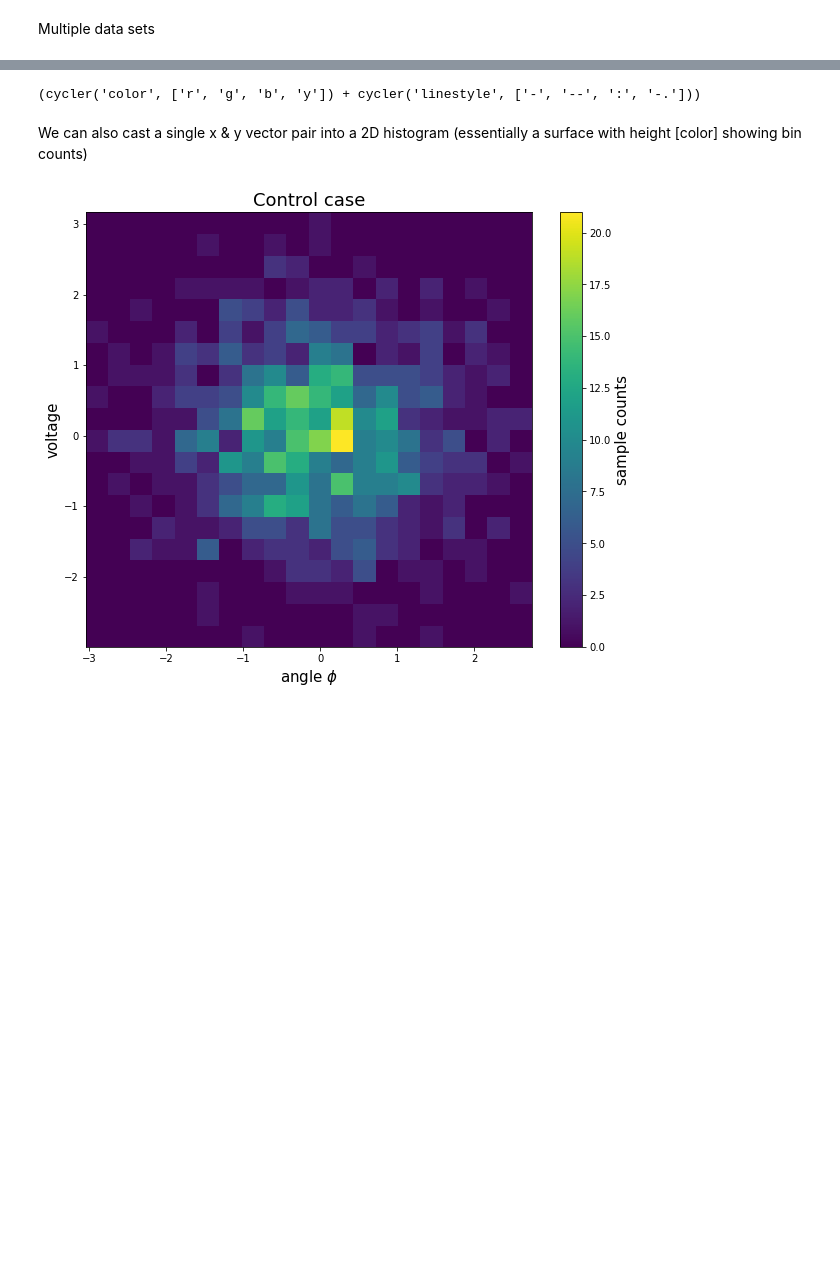
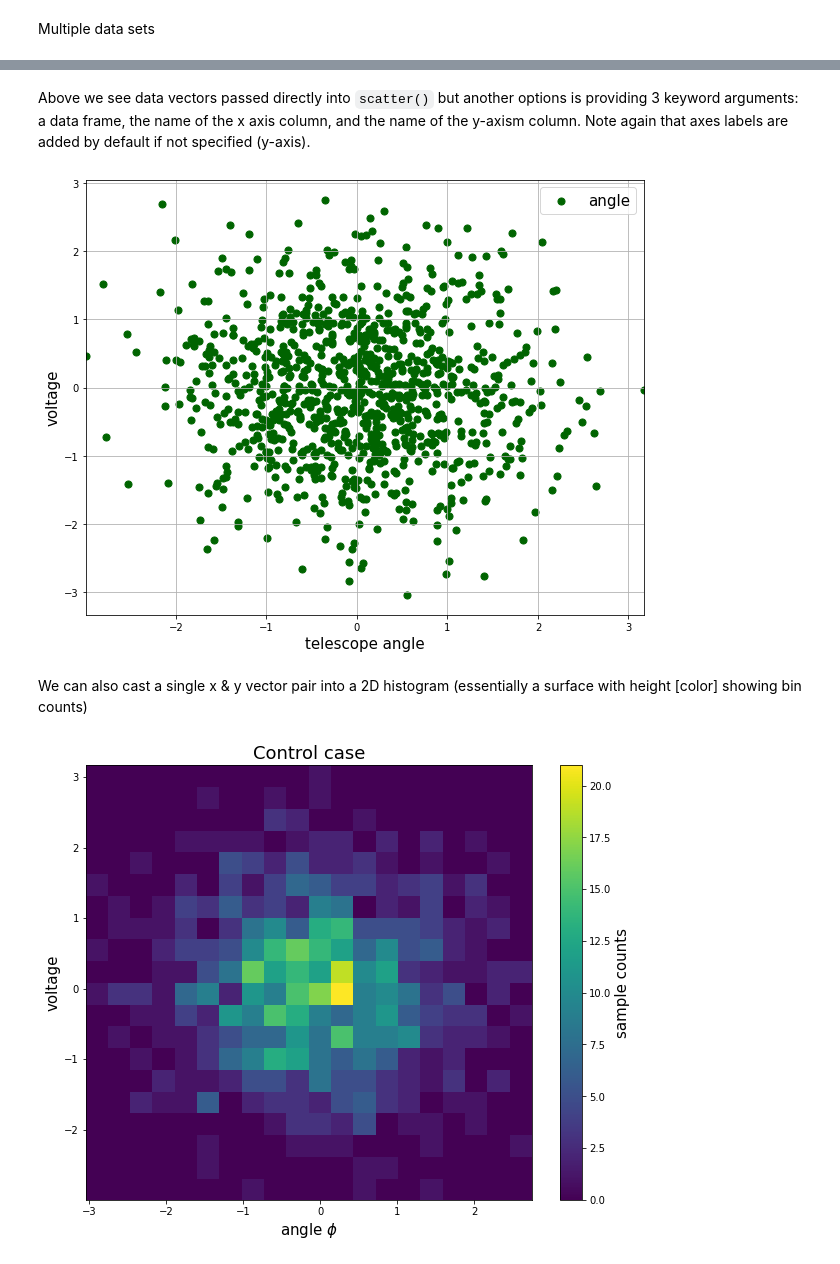
Before and after one commit to Mitchellpkt/python-isthmuslib, a Jupyter notebook: demo.ipynb, the cells around one changed output, grey strips where cells are left out. Drawn from its saved outputs; the diff is of its cells as text; code cells hidden in the pictures; blank space fills up the shorter version.

```diff
--- a/demo.ipynb
+++ b/demo.ipynb
@@ -71,7 +80,10 @@ isli.scatter([data_1, data_2], [data_3, data_4], xlabel='angle $\phi$', ylabel='
-# %%
-print(str(default_cycler))
-# %% [output]
-(cycler('color', ['r', 'g', 'b', 'y']) + cycler('linestyle', ['-', '--', ':', '-.']))
+# %% [markdown]
+Above we see data vectors passed directly into `scatter()` but another options is providing 3 keyword arguments: a data frame, the name of the x axis column, and the name of the y-axism column. Note again that axes labels are added by default if not specified (y-axis).
+# %%
+df: pd.DataFrame = pd.DataFrame({'voltage':data_1, 'angle':data_3})
+isli.scatter(df, 'angle', 'voltage', xlabel='telescope angle');
+# %% [output]
+[figure, added]
 # %% [markdown]
 We can also cast a single x & y vector pair into a 2D histogram (essentially a surface with height [color] showing bin counts)
 # %%
```
Also changed, not shown: parts of 17 cells of this notebook, 1 other file.
